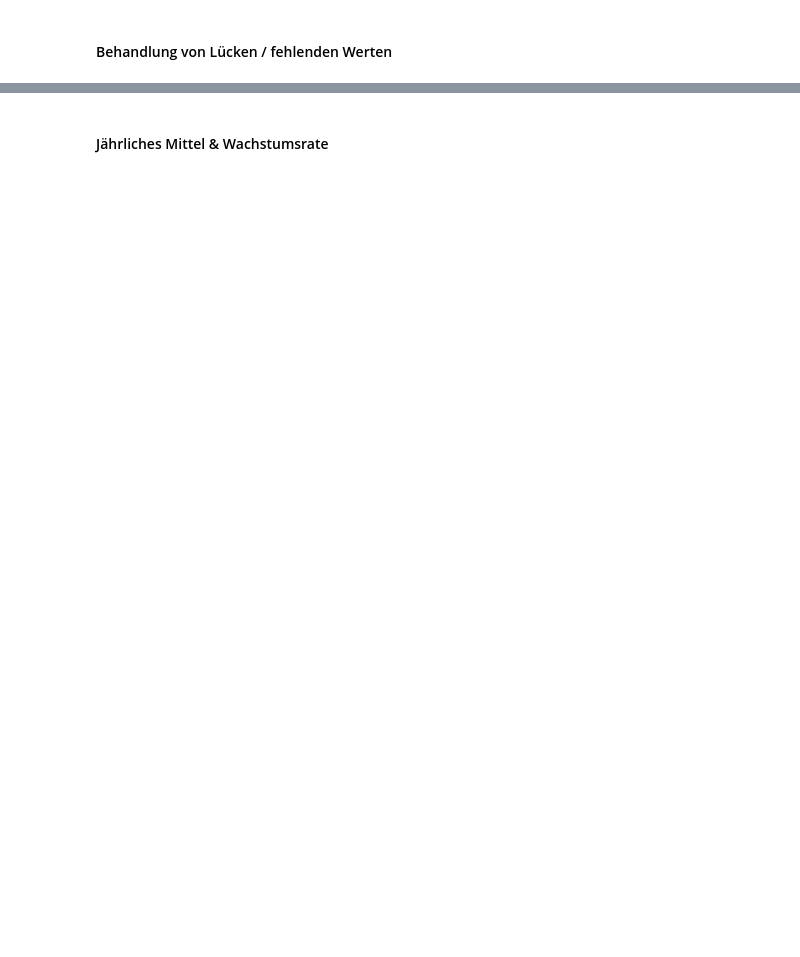
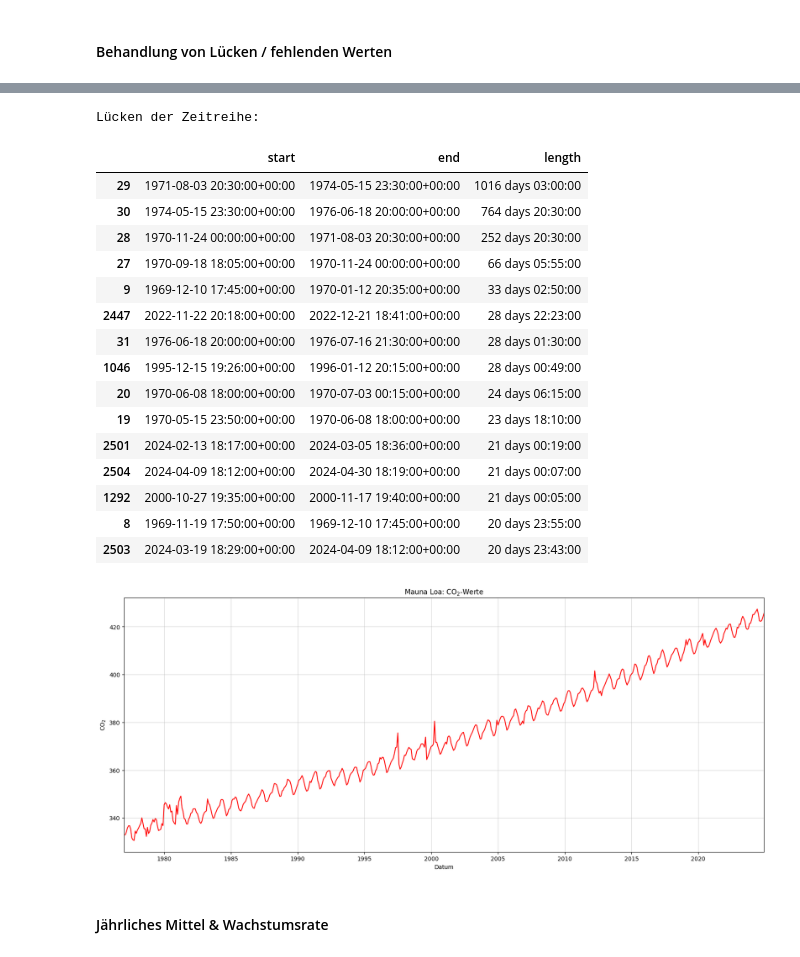
Before and after one commit to vasv1011/semester-3-projekte, a Jupyter notebook: Umweltmonitoring/Arbeitsblatt 3/plots.ipynb, the cells around one changed output, grey strips where cells are left out. Saved outputs shown, nothing was run; the diff lists cells and outputs as text; code cells hidden in the pictures; blank space fills up the shorter version.

```diff
--- a/Umweltmonitoring/Arbeitsblatt 3/plots.ipynb
+++ b/Umweltmonitoring/Arbeitsblatt 3/plots.ipynb
@@ -44,32 +46,49 @@ plot_data(df)
 # %%
 # Ausgabe der Lücken
 series = df.index.to_series()
-series = series.groupby(level=0).mean()
 
-m = series.diff() > pd.Timedelta(days=1)
-
+day_mask = series.diff() > pd.Timedelta(days=1)
 gaps = pd.DataFrame(
     {
-        "start": series[m].shift(1),
-        "end": series[m],
+        "start": series[day_mask].shift(1),
+        "end": series[day_mask],
     }
 )
 gaps["length"] = gaps["end"] - gaps["start"]
 gaps = gaps.reset_index(drop=True)
 
 print("Lücken der Zeitreihe:")
 display(gaps.sort_values(by="length", ascending=False).head(15))
 
 # Für Quotienten Test
 year_1969 = df.loc[: pd.to_datetime("1969-12-31 23:59:59+00:00")].copy().resample("YE").mean()
 
 # Zuschneiden der Zeitreihe, übrige Lücken < 30 Tage
 df = df.loc[pd.to_datetime("1977-01-01 20:00:00+00:00") :].copy()
 
 # Monatliches Mittel zum Füllen der Lücken
 df = df.resample("MS").mean()
 
 plot_data(df)
+# %% [output]
+Lücken der Zeitreihe:
+|  | start | end | length |
+| 29 | 1971-08-03 20:30:00+00:00 | 1974-05-15 23:30:00+00:00 | 1016 days 03:00:00 |
+| 30 | 1974-05-15 23:30:00+00:00 | 1976-06-18 20:00:00+00:00 | 764 days 20:30:00 |
+| 28 | 1970-11-24 00:00:00+00:00 | 1971-08-03 20:30:00+00:00 | 252 days 20:30:00 |
+| 27 | 1970-09-18 18:05:00+00:00 | 1970-11-24 00:00:00+00:00 | 66 days 05:55:00 |
+| 9 | 1969-12-10 17:45:00+00:00 | 1970-01-12 20:35:00+00:00 | 33 days 02:50:00 |
+| 2447 | 2022-11-22 20:18:00+00:00 | 2022-12-21 18:41:00+00:00 | 28 days 22:23:00 |
+| 31 | 1976-06-18 20:00:00+00:00 | 1976-07-16 21:30:00+00:00 | 28 days 01:30:00 |
+| 1046 | 1995-12-15 19:26:00+00:00 | 1996-01-12 20:15:00+00:00 | 28 days 00:49:00 |
+| 20 | 1970-06-08 18:00:00+00:00 | 1970-07-03 00:15:00+00:00 | 24 days 06:15:00 |
+| 19 | 1970-05-15 23:50:00+00:00 | 1970-06-08 18:00:00+00:00 | 23 days 18:10:00 |
+| 2501 | 2024-02-13 18:17:00+00:00 | 2024-03-05 18:36:00+00:00 | 21 days 00:19:00 |
+| 2504 | 2024-04-09 18:12:00+00:00 | 2024-04-30 18:19:00+00:00 | 21 days 00:07:00 |
+| 1292 | 2000-10-27 19:35:00+00:00 | 2000-11-17 19:40:00+00:00 | 21 days 00:05:00 |
+| 8 | 1969-11-19 17:50:00+00:00 | 1969-12-10 17:45:00+00:00 | 20 days 23:55:00 |
+| 2503 | 2024-03-19 18:29:00+00:00 | 2024-04-09 18:12:00+00:00 | 20 days 23:43:00 |
+[figure, added]
 # %% [markdown]
 #### Jährliches Mittel & Wachstumsrate
 # %%
```
Also changed, not shown: parts of 20 cells of this notebook.
